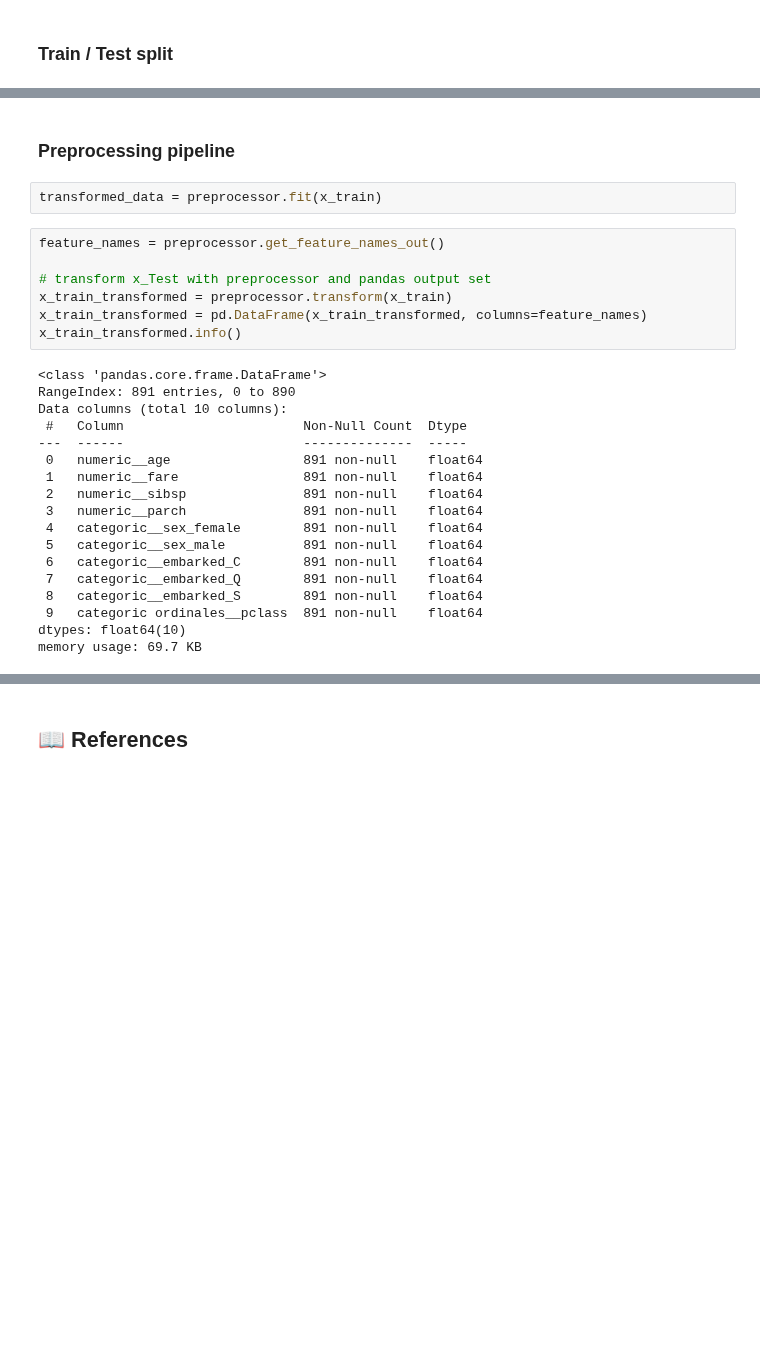
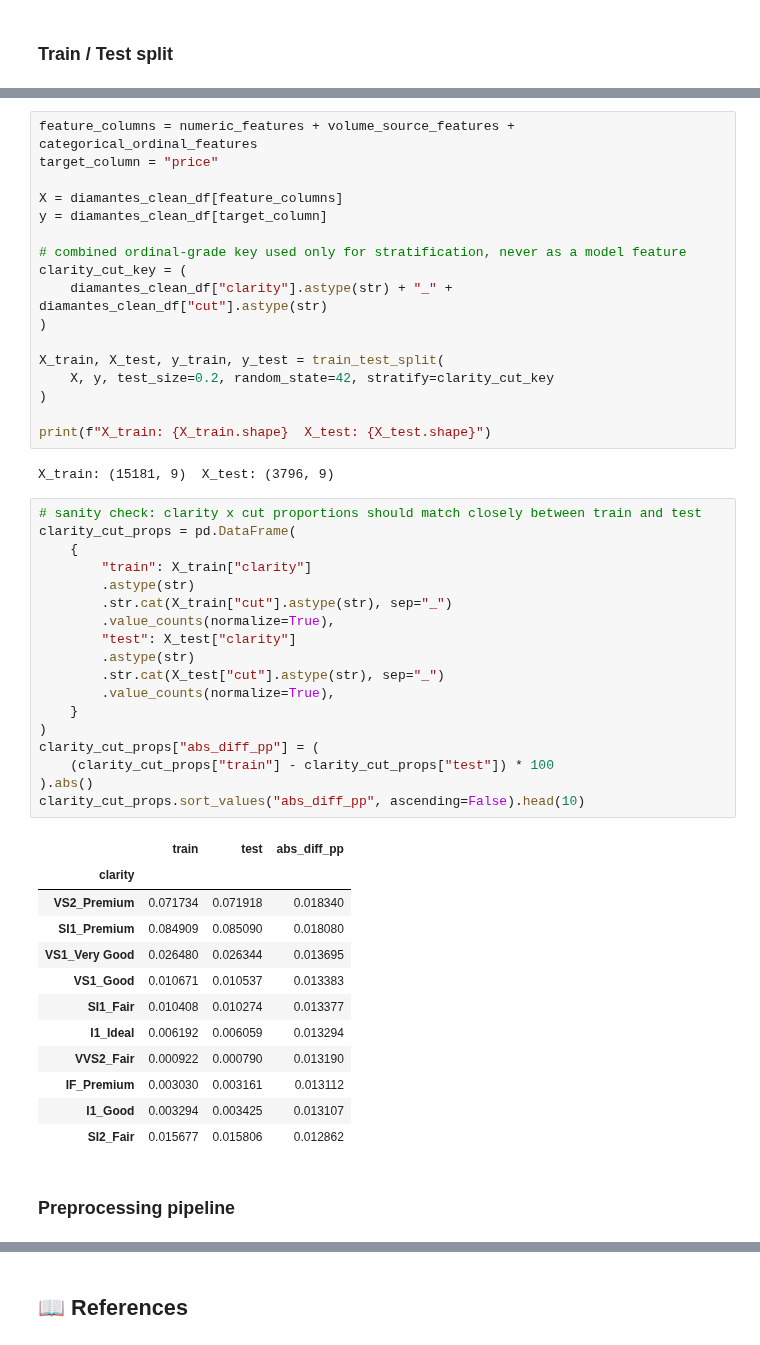
Before and after one commit to gamug/diamantes, a Jupyter notebook: notebooks/4-feat_eng/01-gmg-basic-feature-engineering-pipeline-2026_08_18.ipynb, the cells around one changed output, grey strips where cells are left out. Saved outputs shown, nothing was run; the diff lists cells and outputs as text; blank space fills up the shorter version.

```diff
--- a/notebooks/4-feat_eng/01-gmg-basic-feature-engineering-pipeline-2026_08_18.ipynb
+++ b/notebooks/4-feat_eng/01-gmg-basic-feature-engineering-pipeline-2026_08_18.ipynb
@@ -226,29 +304,52 @@ x_test.shape, y_test.shape
+# %%
+feature_columns = numeric_features + volume_source_features + categorical_ordinal_features
+target_column = "price"
+
+X = diamantes_clean_df[feature_columns]
+y = diamantes_clean_df[target_column]
+
+# combined ordinal-grade key used only for stratification, never as a model feature
+clarity_cut_key = (
+    diamantes_clean_df["clarity"].astype(str) + "_" + diamantes_clean_df["cut"].astype(str)
+)
+
+X_train, X_test, y_train, y_test = train_test_split(
+    X, y, test_size=0.2, random_state=42, stratify=clarity_cut_key
+)
+
+print(f"X_train: {X_train.shape}  X_test: {X_test.shape}")
+# %% [output]
+X_train: (15181, 9)  X_test: (3796, 9)
+# %%
+# sanity check: clarity x cut proportions should match closely between train and test
+clarity_cut_props = pd.DataFrame(
+    {
+        "train": X_train["clarity"]
+        .astype(str)
+        .str.cat(X_train["cut"].astype(str), sep="_")
+        .value_counts(normalize=True),
+        "test": X_test["clarity"]
+        .astype(str)
+        .str.cat(X_test["cut"].astype(str), sep="_")
+        .value_counts(normalize=True),
+    }
+)
+clarity_cut_props["abs_diff_pp"] = (
+    (clarity_cut_props["train"] - clarity_cut_props["test"]) * 100
+).abs()
+clarity_cut_props.sort_values("abs_diff_pp", ascending=False).head(10)
+# %% [output]
+|  | train | test | abs_diff_pp |
+| clarity |  |  |  |
+| VS2_Premium | 0.071734 | 0.071918 | 0.018340 |
+| SI1_Premium | 0.084909 | 0.085090 | 0.018080 |
+| VS1_Very Good | 0.026480 | 0.026344 | 0.013695 |
+| VS1_Good | 0.010671 | 0.010537 | 0.013383 |
+| SI1_Fair | 0.010408 | 0.010274 | 0.013377 |
+| I1_Ideal | 0.006192 | 0.006059 | 0.013294 |
+| VVS2_Fair | 0.000922 | 0.000790 | 0.013190 |
+| IF_Premium | 0.003030 | 0.003161 | 0.013112 |
+| I1_Good | 0.003294 | 0.003425 | 0.013107 |
+| SI2_Fair | 0.015677 | 0.015806 | 0.012862 |
 # %% [markdown]
 ### Preprocessing pipeline
-# %%
-transformed_data = preprocessor.fit(x_train)
-# %%
-feature_names = preprocessor.get_feature_names_out()
-
-# transform x_Test with preprocessor and pandas output set
-x_train_transformed = preprocessor.transform(x_train)
-x_train_transformed = pd.DataFrame(x_train_transformed, columns=feature_names)
-x_train_transformed.info()
-# %% [output]
-<class 'pandas.core.frame.DataFrame'>
-RangeIndex: 891 entries, 0 to 890
-Data columns (total 10 columns):
- #   Column                       Non-Null Count  Dtype
----  ------                       --------------  -----
- 0   numeric__age                 891 non-null    float64
- 1   numeric__fare                891 non-null    float64
- 2   numeric__sibsp               891 non-null    float64
- 3   numeric__parch               891 non-null    float64
- 4   categoric__sex_female        891 non-null    float64
- 5   categoric__sex_male          891 non-null    float64
- 6   categoric__embarked_C        891 non-null    float64
- 7   categoric__embarked_Q        891 non-null    float64
- 8   categoric__embarked_S        891 non-null    float64
- 9   categoric ordinales__pclass  891 non-null    float64
-dtypes: float64(10)
-memory usage: 69.7 KB
```
Also changed, not shown: parts of 51 cells of this notebook, 3 other files.
